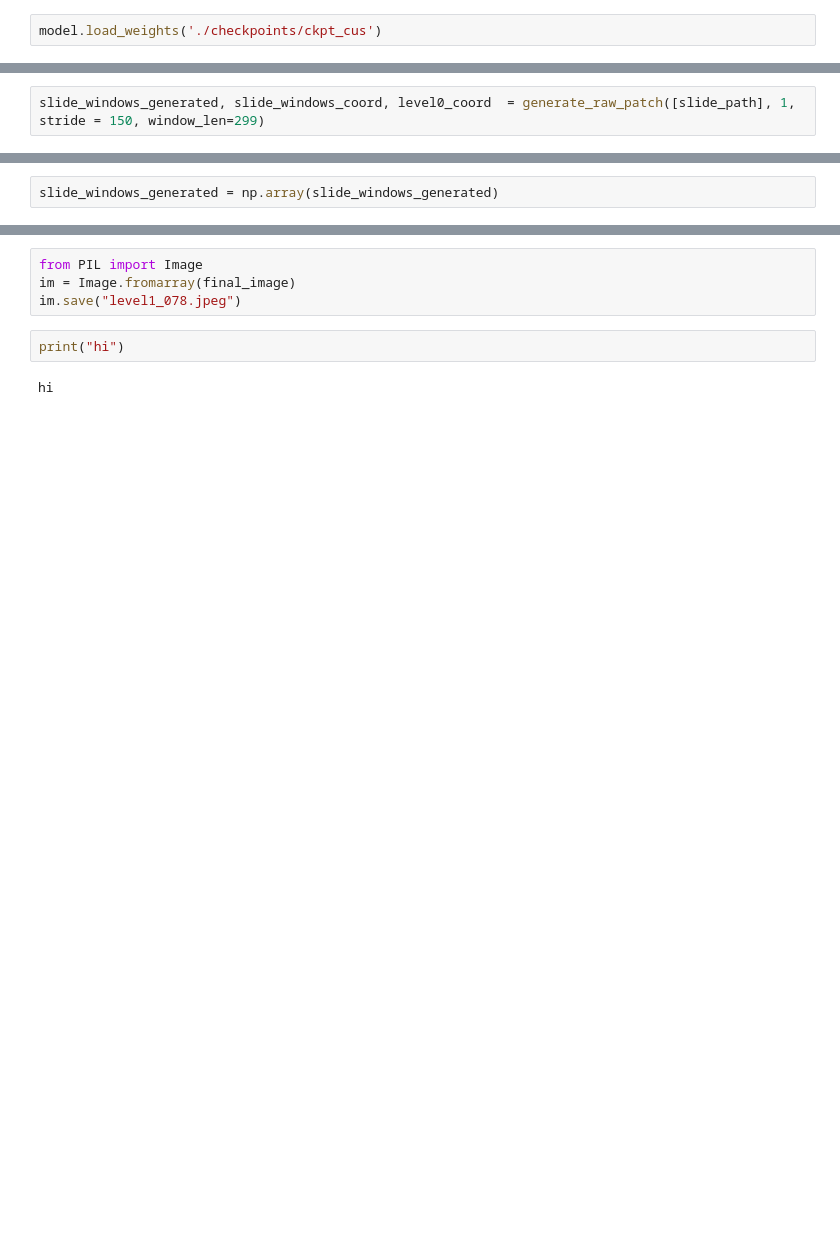
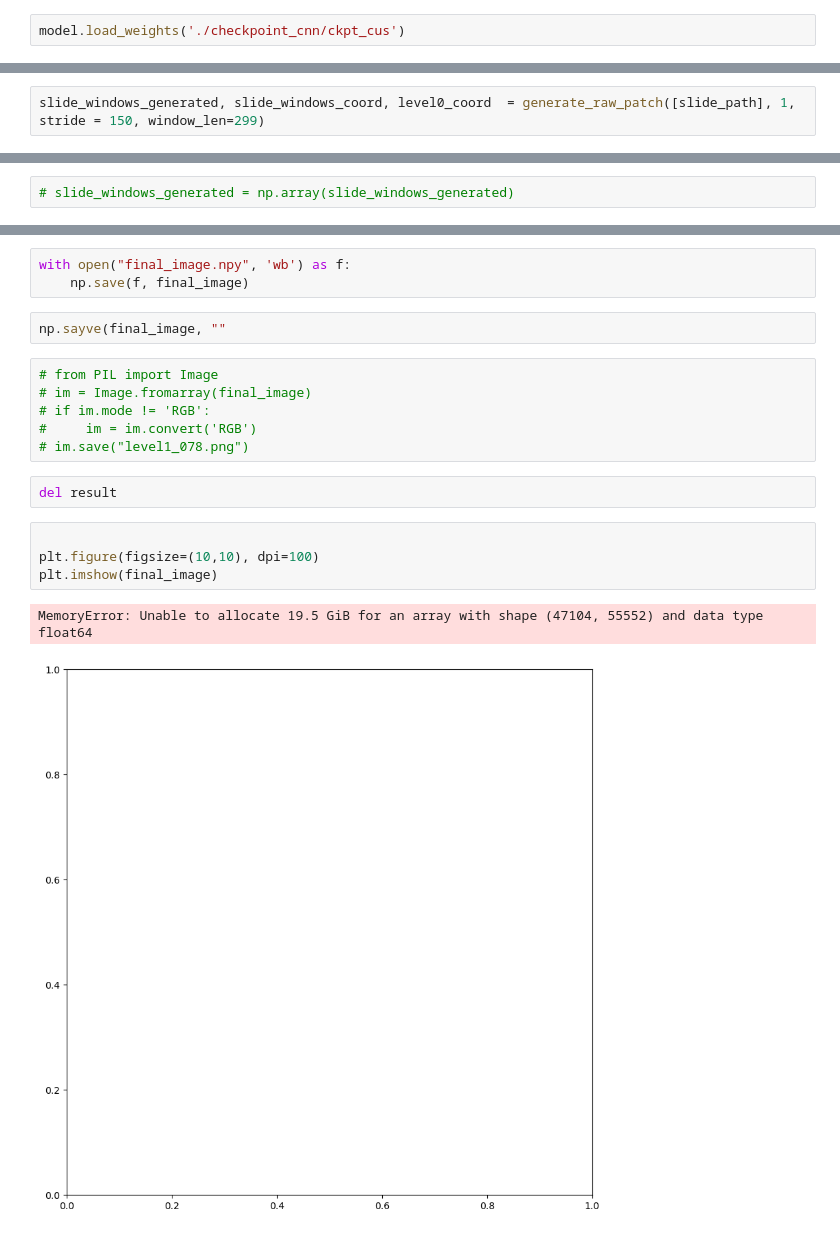
Before and after one commit to irmadong/Cancer_Detection_Gigapixel_Images, a Jupyter notebook: colab_model_training.ipynb, the cells around one changed output, grey strips where cells are left out. Drawn from its saved outputs; the diff is of its cells as text; blank space fills up the shorter version.

```diff
--- a/colab_model_training.ipynb
+++ b/colab_model_training.ipynb
@@ -302,5 +357,5 @@ model.compile(
   loss=tf.keras.losses.SparseCategoricalCrossentropy(from_logits=True),
   metrics=['accuracy'])
 # %%
-model.load_weights('./checkpoints/ckpt_cus')
+model.load_weights('./checkpoint_cnn/ckpt_cus')
 # %% [output]
@@ -374,2 +497,2 @@ slide_windows_generated, slide_windows_coord, level0_coord  = generate_raw_patch
 # %%
-slide_windows_generated = np.array(slide_windows_generated)
+# slide_windows_generated = np.array(slide_windows_generated)
@@ -381,8 +564,20 @@ final_image.shape
+# %%
+with open("final_image.npy", 'wb') as f:
+    np.save(f, final_image)
+# %%
+np.sayve(final_image, ""
 # %%
-from PIL import Image
-im = Image.fromarray(final_image)
-im.save("level1_078.jpeg")
+# from PIL import Image
+# im = Image.fromarray(final_image)
+# if im.mode != 'RGB':
+#     im = im.convert('RGB')
+# im.save("level1_078.png")
-# %%
-print("hi")
-# %% [output]
-hi
+# %%
+del result
+# %%
+
+plt.figure(figsize=(10,10), dpi=100)
+plt.imshow(final_image)
+# %% [output]
+MemoryError: Unable to allocate 19.5 GiB for an array with shape (47104, 55552) and data type float64
+[figure, added]
```
Also changed, not shown: parts of 38 cells of this notebook, 1 other file.
